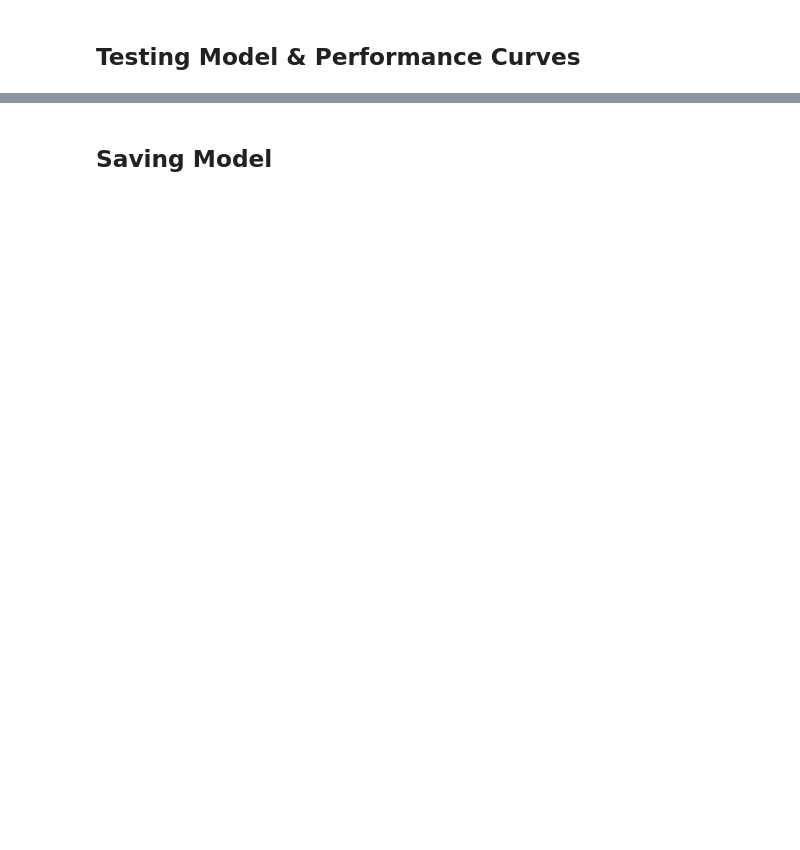
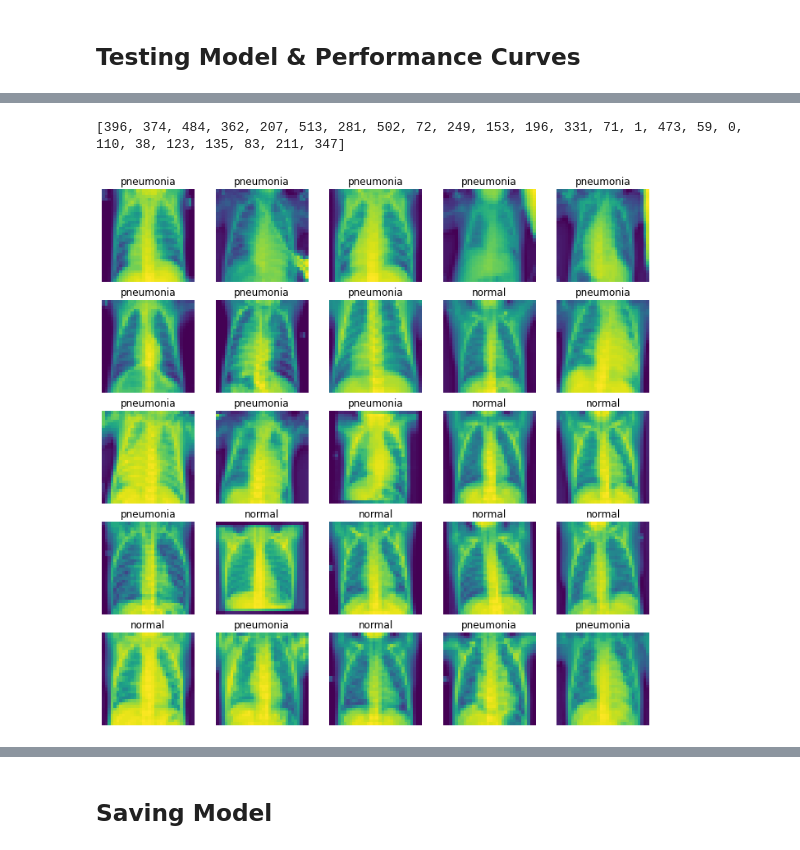
Before and after one commit to RealWinTKyaw/Deep-Learning, a Jupyter notebook: 3_CNNModelWithAutoencoder.ipynb, the cells around one changed output, grey strips where cells are left out. Saved outputs shown, nothing was run; the diff lists cells and outputs as text; code cells hidden in the pictures; blank space fills up the shorter version.

```diff
--- a/3_CNNModelWithAutoencoder.ipynb
+++ b/3_CNNModelWithAutoencoder.ipynb
@@ -337,0 +252,5 @@ plt.show()
+# %%
+visualize_data(correct_list, (12,12), 5)
+# %% [output]
+[396, 374, 484, 362, 207, 513, 281, 502, 72, 249, 153, 196, 331, 71, 1, 473, 59, 0, 110, 38, 123, 135, 83, 211, 347]
+[figure, added]
```
Also changed, not shown: parts of 37 cells of this notebook, 1 other file.
